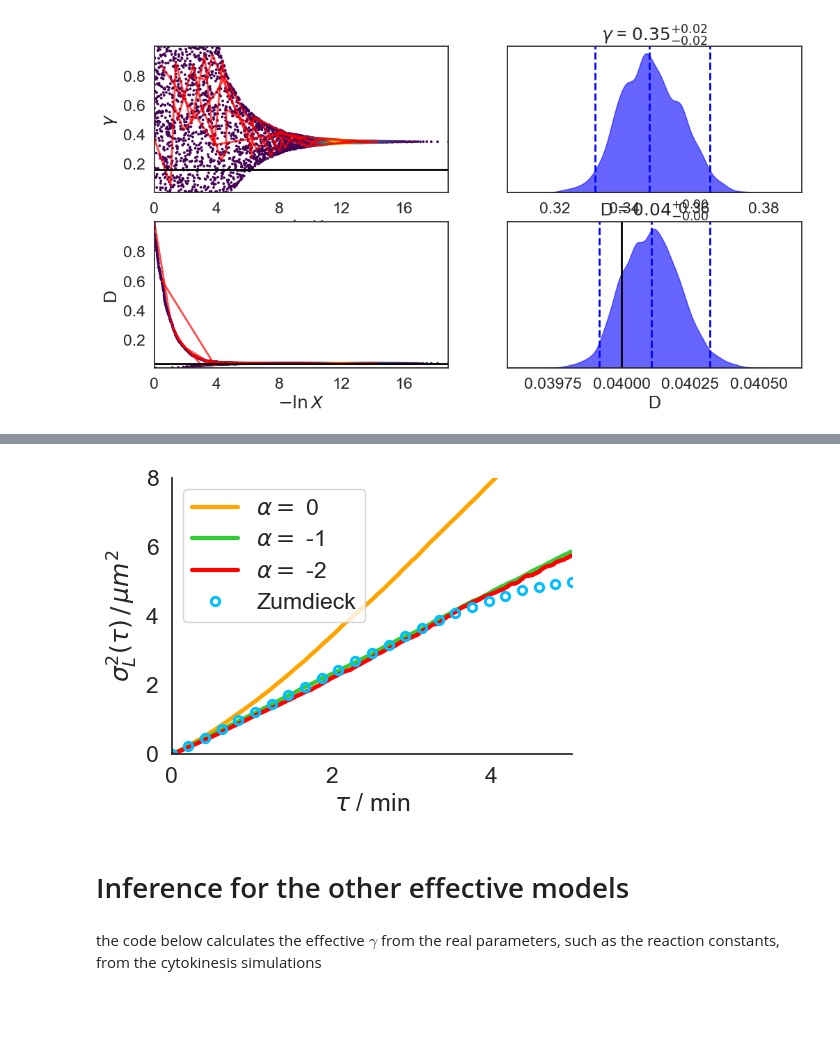
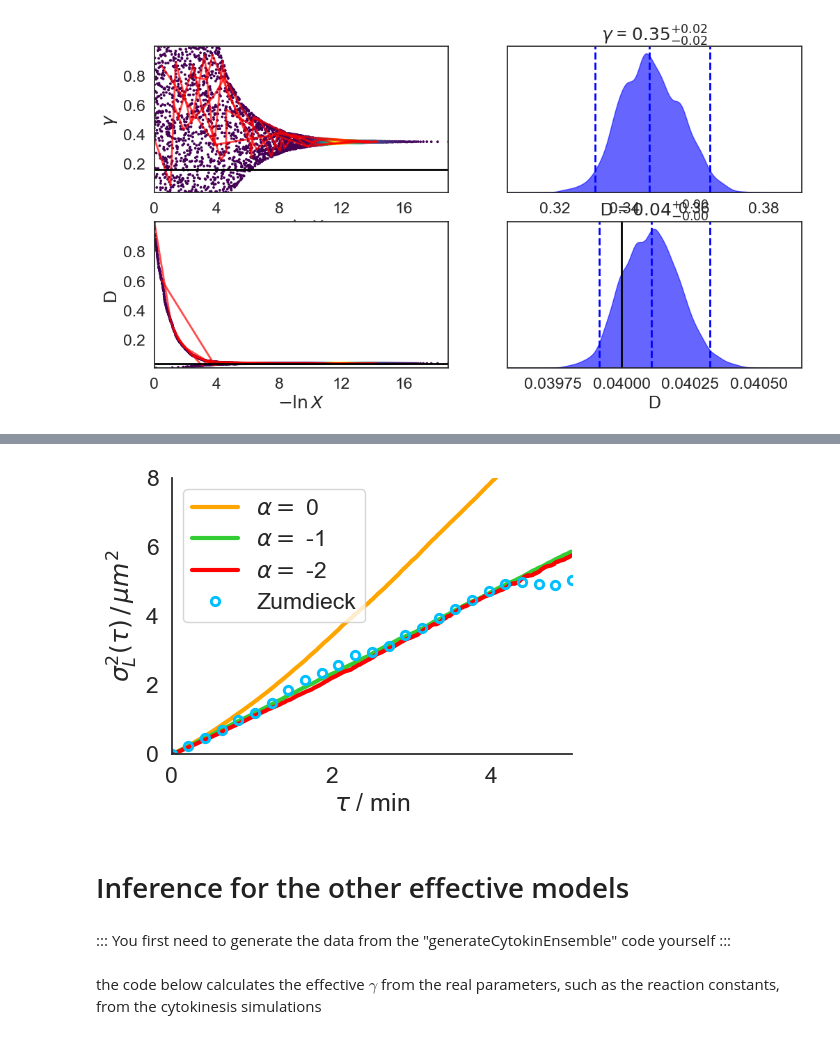
Before and after one commit to MathHerring/ReverseTimeInference, a Jupyter notebook: TSAInferenceExampleForCytokinesis.ipynb, the cells around one changed output, grey strips where cells are left out. Saved outputs shown, nothing was run; the diff lists cells and outputs as text; code cells hidden in the pictures; blank space fills up the shorter version.

Commit message:
add data set

```diff
--- a/TSAInferenceExampleForCytokinesis.ipynb
+++ b/TSAInferenceExampleForCytokinesis.ipynb
@@ -129,10 +132,6 @@ def prior_transform_discrete_alpha(u):
 # %%
-tsarr = np.load("D:\\Forschung\\PapersAndWriting\\SDEmitNico\\PathInferenceCode\\cytokinExample_oldsavedcode\\x_besselhighres.npy")
-#tsarr = np.load("D:\\Forschung\\PapersAndWriting\\SDEmitNico\\PathInferenceCode\\generateCytokinEnsemble\\x_besselhighres_test.pickle",allow_pickle=True)
-tsarr = np.load("D:\\Forschung\\PapersAndWriting\\SDEmitNico\\PathInferenceCode\\generateCytokinEnsemble\\x_besselhighres50000.pickle",allow_pickle=True)
+tsarr = np.load("generateCytokinEnsemble/x_besselhighres.pickle", allow_pickle=True)
 
-# select a subsample of the data for realism (20000 trajectories)
-#tsarr = tsarr[:, :1000]
 x1 = np.roll(tsarr,-1,0)
 dx = x1[:-1]-tsarr[:-1]
 x = tsarr[:-1]
@@ -490,7 +490,7 @@ plt.show()
 vararr = np.nanvar(tsarr[::1,:],axis=1)
 
 ### parameters for loading the simulation data
-datapath = "D:\\Forschung\\PapersAndWriting\\SDEmitNico\\PathInferenceCode\\generatePowerlawEnsemble\\"
+datapath = "generatePowerlawEnsemble/"
 beta = 0
 nrealiz=50000
 alpha_ar = [0.0, -1.0, -2.0]
@@ -499,37 +499,41 @@ D_ar = [0.04,0.04,0.04] #inferred parameters
 
 colordict = {'0': 'orange',
             '-1': 'limegreen',
             '-2': 'red'}
 
 ### plotting effective Langevin results
 figvar = plt.figure(figsize=(5.2,4))
 for i in np.arange(len(alpha_ar)):
     alpha = alpha_ar[i]
     gamma = gamma_ar[i]
     D = D_ar[i]
     mv = np.loadtxt(datapath + "var_gamma{}_D{}_alpha{}_beta{}_N{}.txt".format(int(gamma*10),int(D*10), int(alpha*10), int(beta*10), nrealiz))
     plt.plot(t[:-1]/60, mv, label=r"$\alpha =$ {}".format(int(alpha)), c=colordict[str(int(alpha))], linewidth=3)
 
 ### plot Zumdieck
 plt.plot(t[::25]/60,vararr[::25],'o',markeredgecolor= 'deepskyblue',markeredgewidth=2.1,markerfacecolor='none', linewidth=3, label='Zumdieck')
 
 
 sns.despine()
 
 plt.xlabel(r'$\tau$ / min')
 plt.ylabel(r'$\sigma_L^2(\tau)\, /\, \mu m^2$')
 plt.ylim(0,8)
 plt.xlim(0,timestep*len(meanarr)/60)
 plt.legend()
 
 plt.tight_layout()
 
-plt.savefig('vars_cytokin_inference.pdf')
+#plt.savefig('vars_cytokin_inference.pdf')
 plt.show()
 # %% [output]
-[figure, old version]
+[figure, new version]
 # %% [markdown]
 # Inference for the other effective models
+# %% [markdown]
+:::
+You first need to generate the data from the "generateCytokinEnsemble" code yourself
+:::
 # %% [markdown]
 the code below calculates the effective $\gamma$ from the real parameters, such as the reaction constants, from the cytokinesis simulations
 # %%
```
Also changed, not shown: parts of 30 cells of this notebook, 24 other files.
